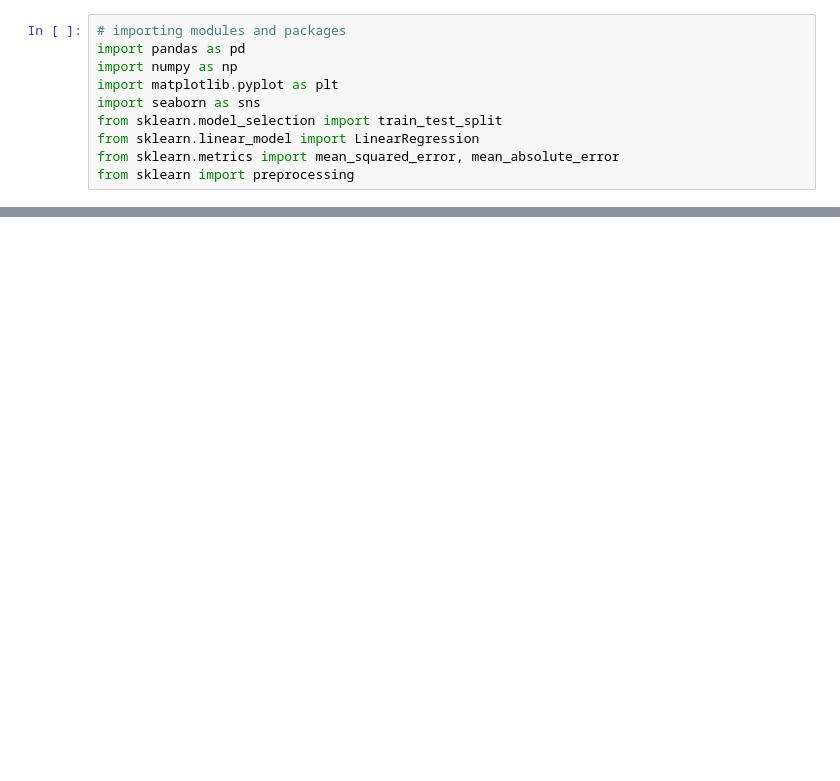
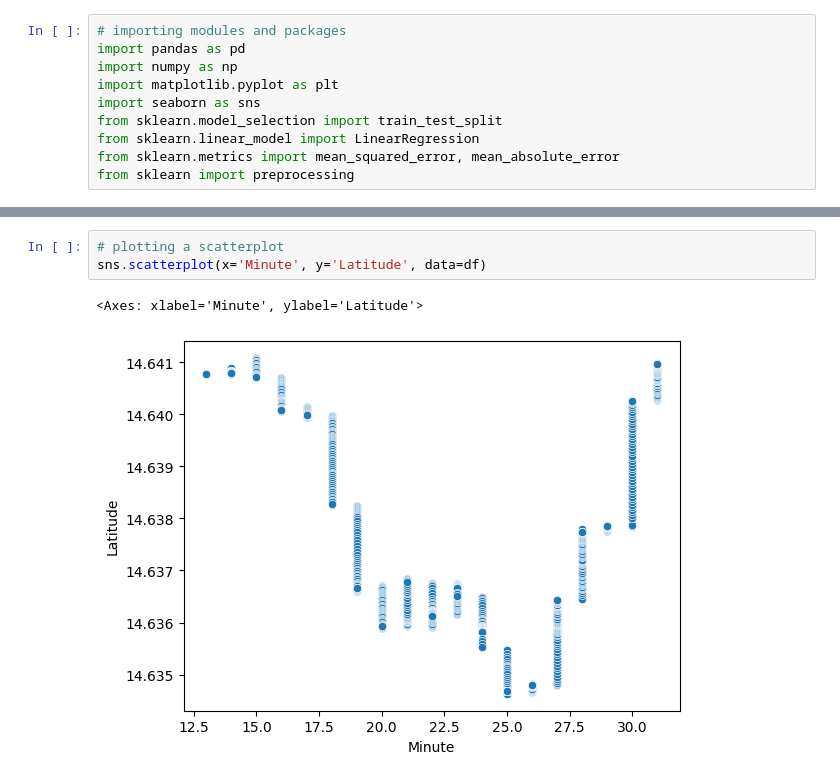
Before and after one commit to CSfromCS/VHS-Thesis, a Jupyter notebook: Baseline Models v4/LinearReg v4.ipynb, the cells around one changed output, grey strips where cells are left out. Cells and saved outputs as stored; diff of their text form; blank space fills up the shorter version.

```diff
--- a/Baseline Models v4/LinearReg v4.ipynb
+++ b/Baseline Models v4/LinearReg v4.ipynb
@@ -85,0 +55,6 @@ x
+# %%
+# plotting a scatterplot
+sns.scatterplot(x='Minute', y='Latitude', data=df)
+# %% [output]
+<Axes: xlabel='Minute', ylabel='Latitude'>
+[figure, added]
```
Also changed, not shown: parts of 14 cells of this notebook, 7 other files.
